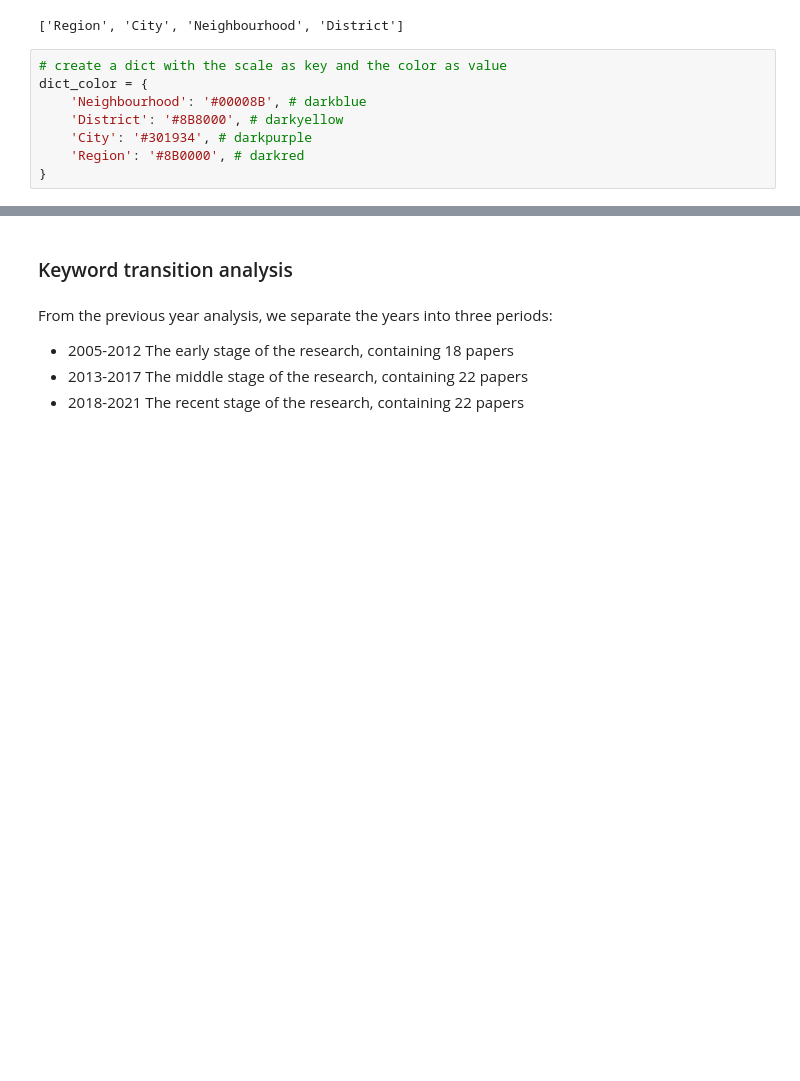
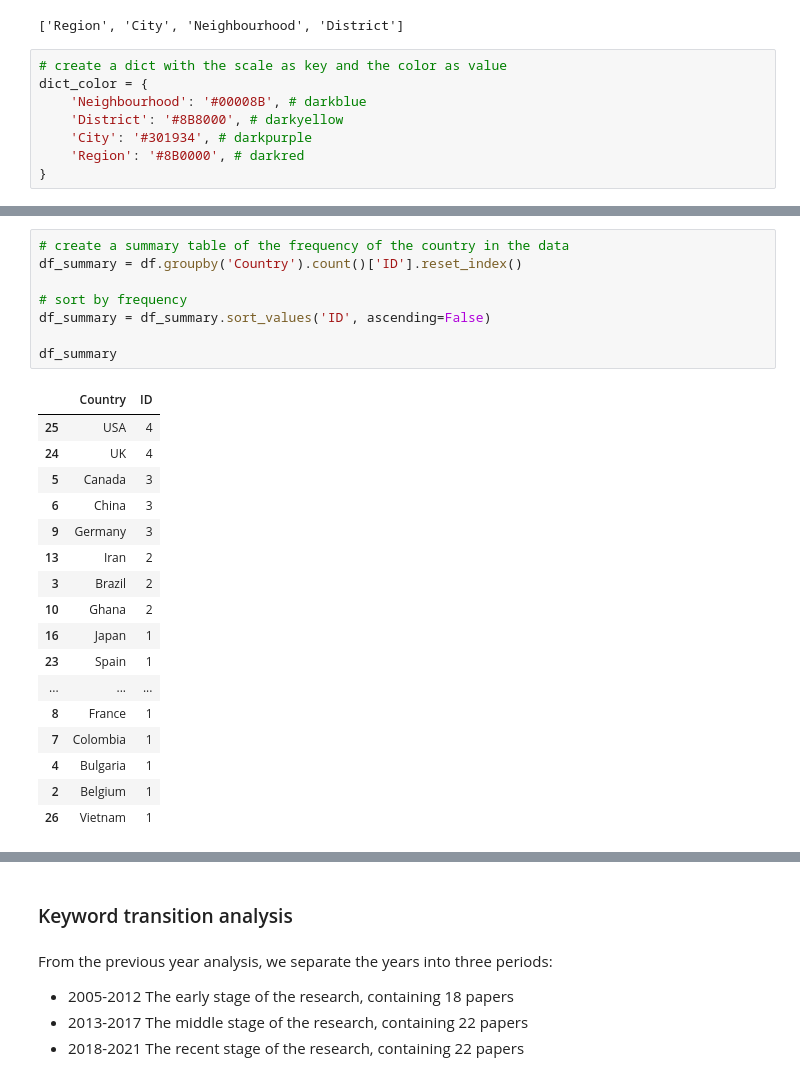
Before and after one commit to BayiLi081/slr-programming, a Jupyter notebook: process_instruction.ipynb, the cells around one changed output, grey strips where cells are left out. Cells and saved outputs as stored; diff of their text form; blank space fills up the shorter version.

```diff
--- a/process_instruction.ipynb
+++ b/process_instruction.ipynb
@@ -246,0 +316,26 @@ map
+# %%
+# create a summary table of the frequency of the country in the data
+df_summary = df.groupby('Country').count()['ID'].reset_index()
+
+# sort by frequency
+df_summary = df_summary.sort_values('ID', ascending=False)
+
+df_summary
+# %% [output]
+|  | Country | ID |
+| 25 | USA | 4 |
+| 24 | UK | 4 |
+| 5 | Canada | 3 |
+| 6 | China | 3 |
+| 9 | Germany | 3 |
+| 13 | Iran | 2 |
+| 3 | Brazil | 2 |
+| 10 | Ghana | 2 |
+| 16 | Japan | 1 |
+| 23 | Spain | 1 |
+| ... | ... | ... |
+| 8 | France | 1 |
+| 7 | Colombia | 1 |
+| 4 | Bulgaria | 1 |
+| 2 | Belgium | 1 |
+| 26 | Vietnam | 1 |
```
Also changed, not shown: parts of 14 cells of this notebook, 5 other files.
